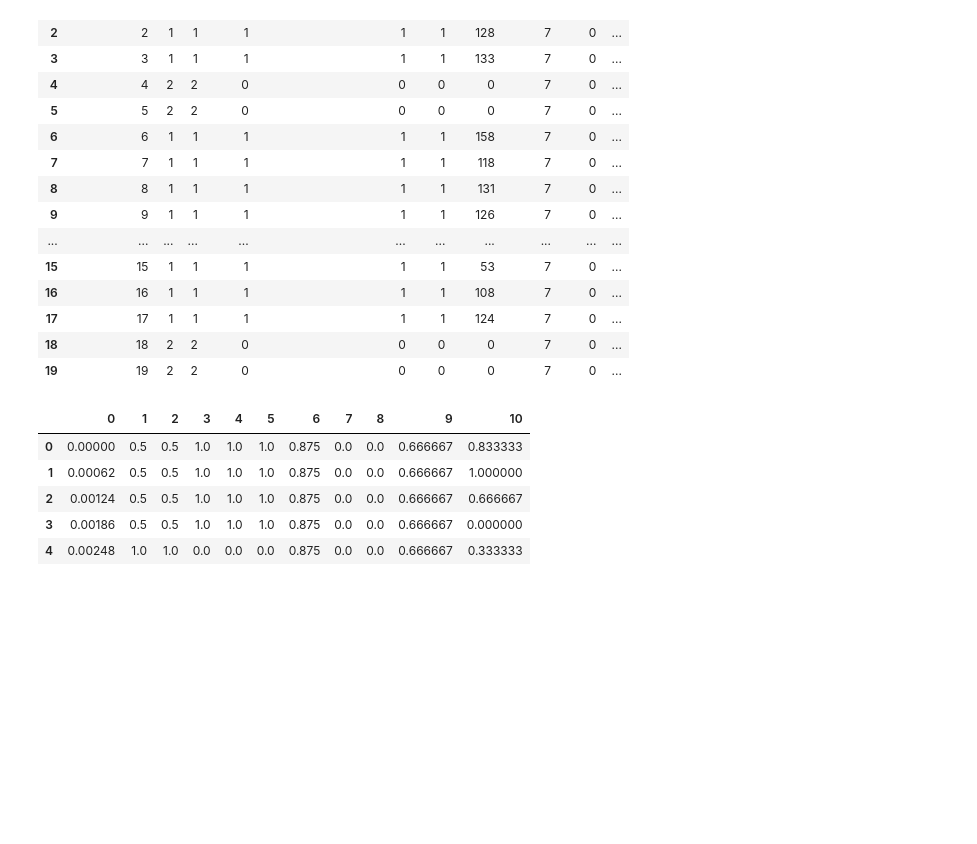
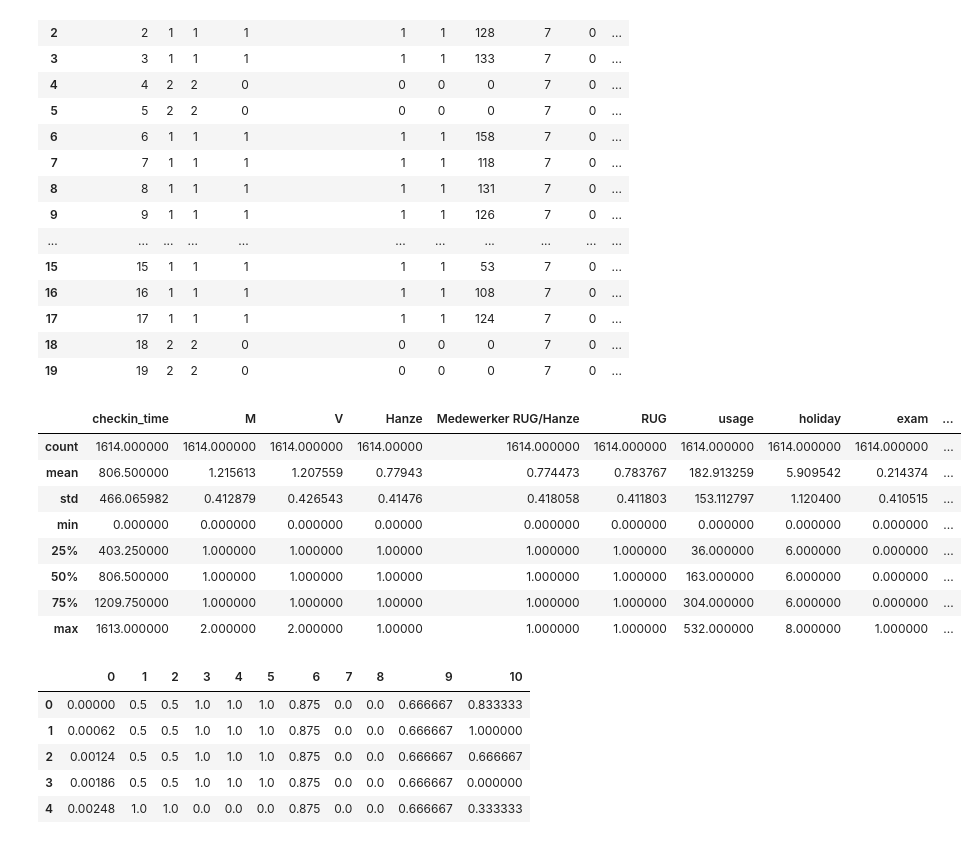
Before and after one commit to mingming2-alya/Business-Analyzing-with-ACLO, a Jupyter notebook: ACLO/ACLO.ipynb, the cells around one changed output. Drawn from its saved outputs; the diff is of its cells as text; code cells hidden in the pictures; blank space fills up the shorter version.

```diff
--- a/ACLO/ACLO.ipynb
+++ b/ACLO/ACLO.ipynb
@@ -1715,6 +1715,18 @@ datas.head(20)
 | 17 | 17 | 1 | 1 | 1 | 1 | 1 | 124 | 7 | 0 | ... |
 | 18 | 18 | 2 | 2 | 0 | 0 | 0 | 0 | 7 | 0 | ... |
 | 19 | 19 | 2 | 2 | 0 | 0 | 0 | 0 | 7 | 0 | ... |
+# %%
+datas.describe()
+# %% [output]
+|  | checkin_time | M | V | Hanze | Medewerker RUG/Hanze | RUG | usage | holiday | exam | ... |
+| count | 1614.000000 | 1614.000000 | 1614.000000 | 1614.00000 | 1614.000000 | 1614.000000 | 1614.000000 | 1614.000000 | 1614.000000 | ... |
+| mean | 806.500000 | 1.215613 | 1.207559 | 0.77943 | 0.774473 | 0.783767 | 182.913259 | 5.909542 | 0.214374 | ... |
+| std | 466.065982 | 0.412879 | 0.426543 | 0.41476 | 0.418058 | 0.411803 | 153.112797 | 1.120400 | 0.410515 | ... |
+| min | 0.000000 | 0.000000 | 0.000000 | 0.00000 | 0.000000 | 0.000000 | 0.000000 | 0.000000 | 0.000000 | ... |
+| 25% | 403.250000 | 1.000000 | 1.000000 | 1.00000 | 1.000000 | 1.000000 | 36.000000 | 6.000000 | 0.000000 | ... |
+| 50% | 806.500000 | 1.000000 | 1.000000 | 1.00000 | 1.000000 | 1.000000 | 163.000000 | 6.000000 | 0.000000 | ... |
+| 75% | 1209.750000 | 1.000000 | 1.000000 | 1.00000 | 1.000000 | 1.000000 | 304.000000 | 6.000000 | 0.000000 | ... |
+| max | 1613.000000 | 2.000000 | 2.000000 | 1.00000 | 1.000000 | 1.000000 | 532.000000 | 8.000000 | 1.000000 | ... |
 # %%
 Y = datas["usage"]
 X = datas.drop(columns=['usage'], axis=1)
```
Also changed, not shown: parts of 7 cells of this notebook.
